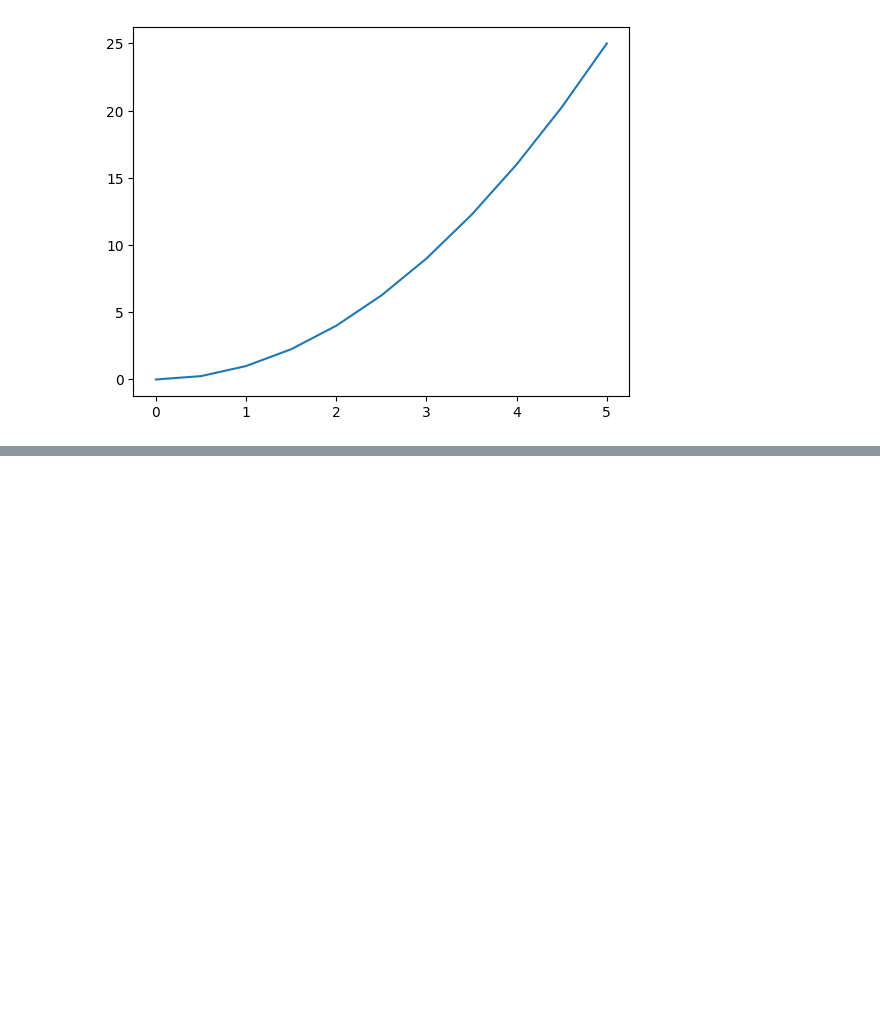
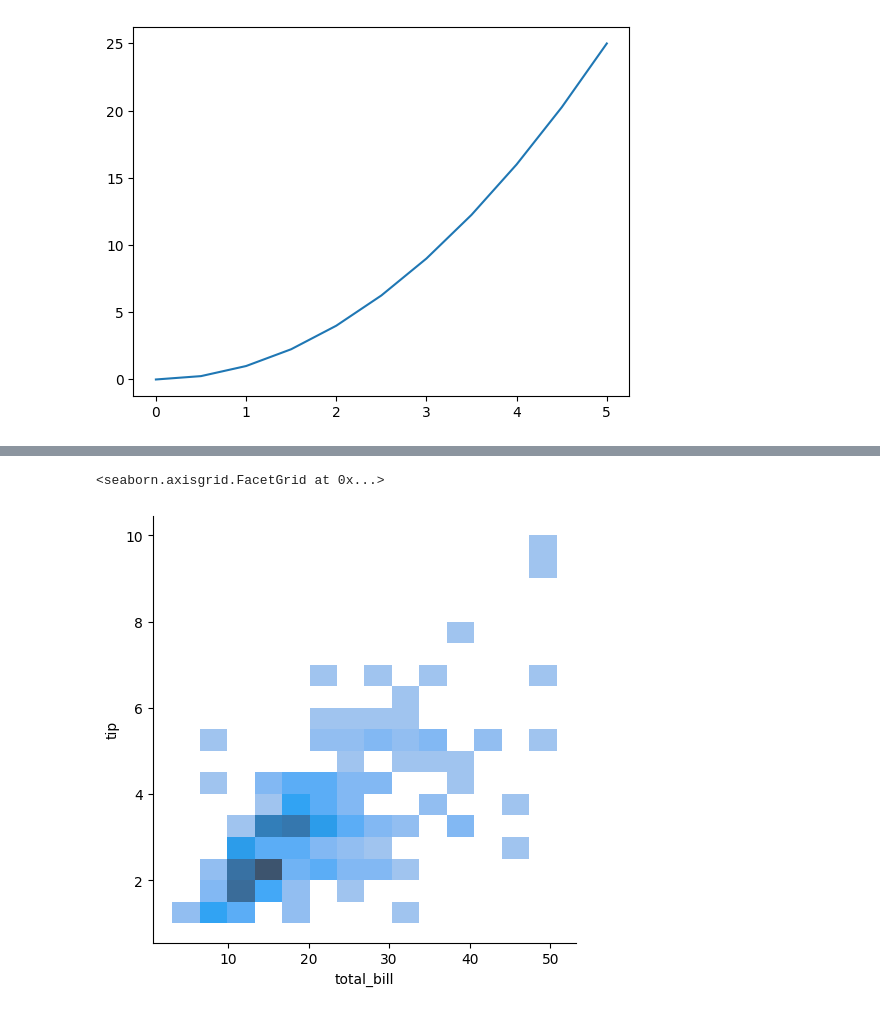
Before and after one commit to shivam-kumar3/Complete-Machine-Learning-NLP-Bootcamp-MLOPS-Deployment, a Jupyter notebook: Section 11 - Data Analysis/Data_Visual.ipynb, the cells around one changed output, grey strips where cells are left out. Saved outputs shown, nothing was run; the diff lists cells and outputs as text; code cells hidden in the pictures; blank space fills up the shorter version.

```diff
--- a/Section 11 - Data Analysis/Data_Visual.ipynb
+++ b/Section 11 - Data Analysis/Data_Visual.ipynb
@@ -22,0 +43,2 @@ plt.plot(x,y)
+# %%
+df = sns.load_dataset('tips')
@@ -22,0 +54,5 @@ plt.plot(x,y)
+# %%
+sns.displot(x = df['total_bill'], y = df['tip'])
+# %% [output]
+<seaborn.axisgrid.FacetGrid at 0x...>
+[figure, added]
```
Also changed, not shown: parts of 6 cells of this notebook.
